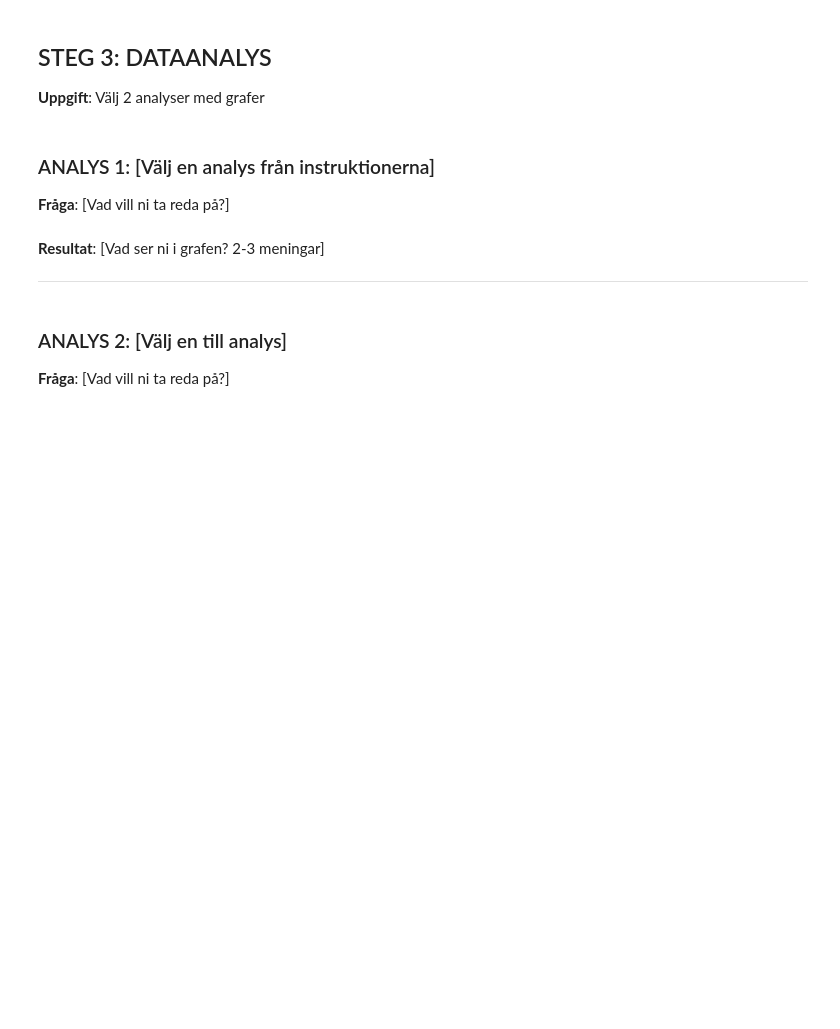
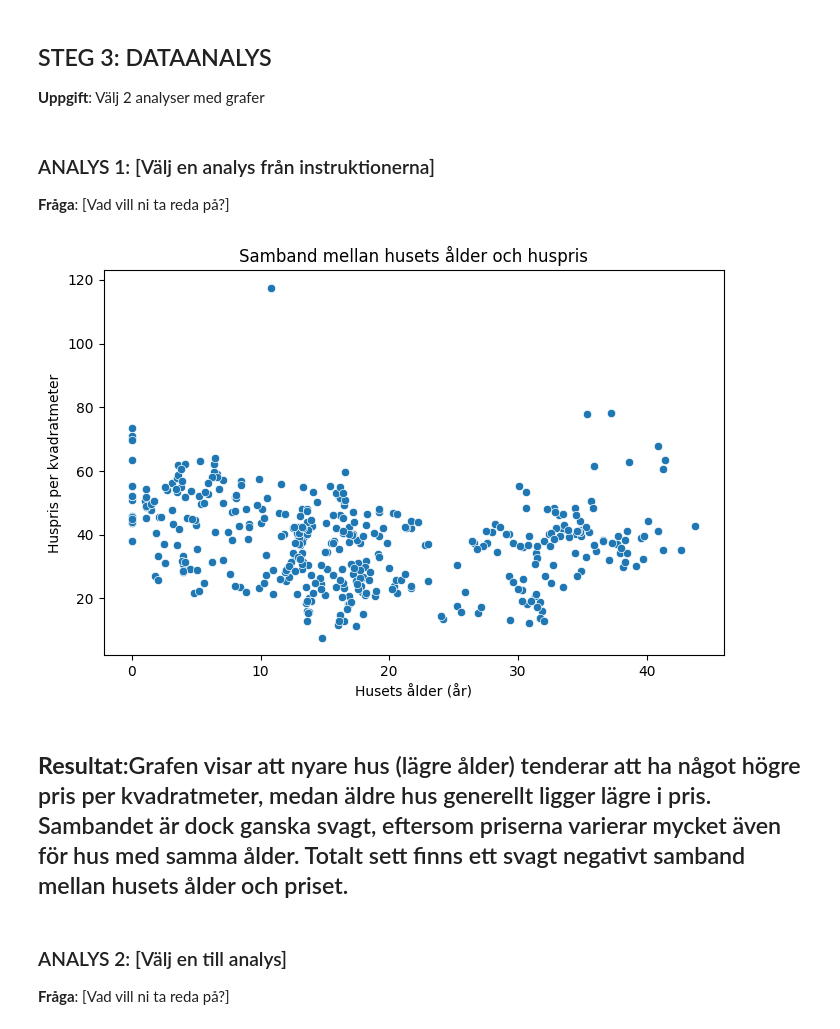
Before and after one commit to patriciaanna6/big-data-iot-labs, a Jupyter notebook: mini-projekt/Mini_Projekt_Mall.ipynb, the cells around one changed output. Saved outputs shown, nothing was run; the diff lists cells and outputs as text; code cells hidden in the pictures; blank space fills up the shorter version.

Commit message:
Har gjort steg 3 analys 1, även steg 4.1 men är osäker om jag gjorde rätt

```diff
--- a/mini-projekt/Mini_Projekt_Mall.ipynb
+++ b/mini-projekt/Mini_Projekt_Mall.ipynb
@@ -115,14 +115,21 @@ Antal dubletter (hela rader som är kopior):
 # %%
 # TODO: Importera matplotlib
 import matplotlib.pyplot as plt
 
 # TODO: Gör din analys här
-
+plt.figure(figsize=(8,5))
+sns.scatterplot(data=df_home, x="X2 house age", y="Y house price of unit area")
+plt.title("Samband mellan husets ålder och huspris")
+plt.xlabel("Husets ålder (år)")
+plt.ylabel("Huspris per kvadratmeter")
 
 # TODO: Skapa en graf
+plt.show()
+import seaborn as sns
+# %% [output]
+[figure, added]
 # %% [markdown]
-**Resultat**: [Vad ser ni i grafen? 2-3 meningar]
-
+**Resultat**:Grafen visar att nyare hus (lägre ålder) tenderar att ha något högre pris per kvadratmeter, medan äldre hus generellt ligger lägre i pris. Sambandet är dock ganska svagt, eftersom priserna varierar mycket även för hus med samma ålder. Totalt sett finns ett svagt negativt samband mellan husets ålder och priset.
 ---
 # %% [markdown]
 ### ANALYS 2: [Välj en till analys]
```
Also changed, not shown: parts of 2 cells of this notebook.
